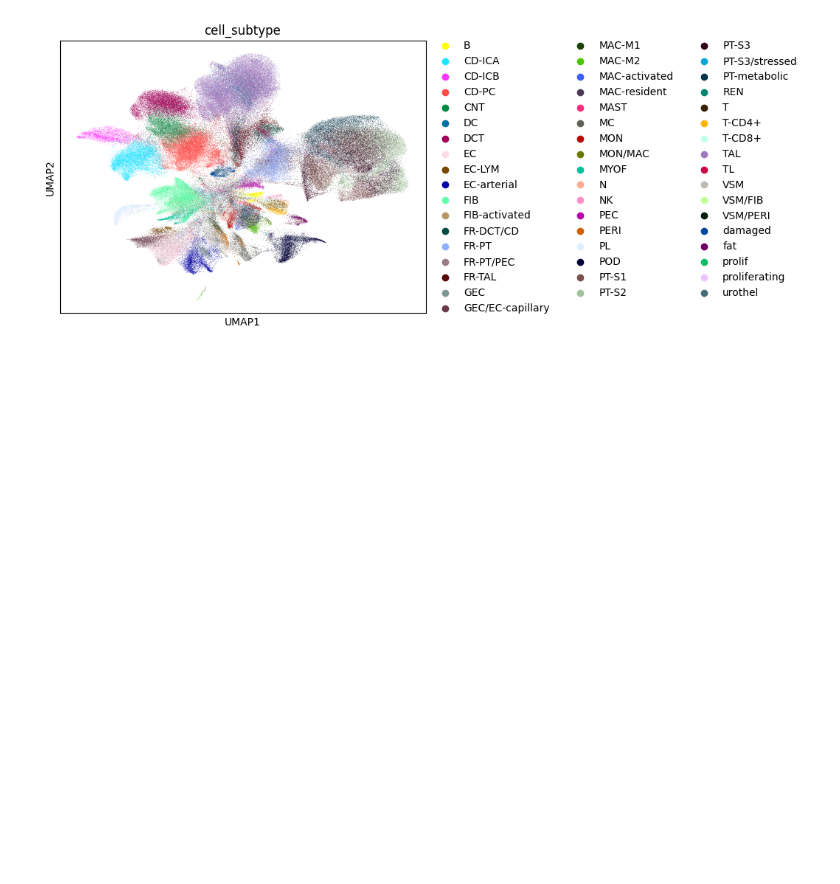
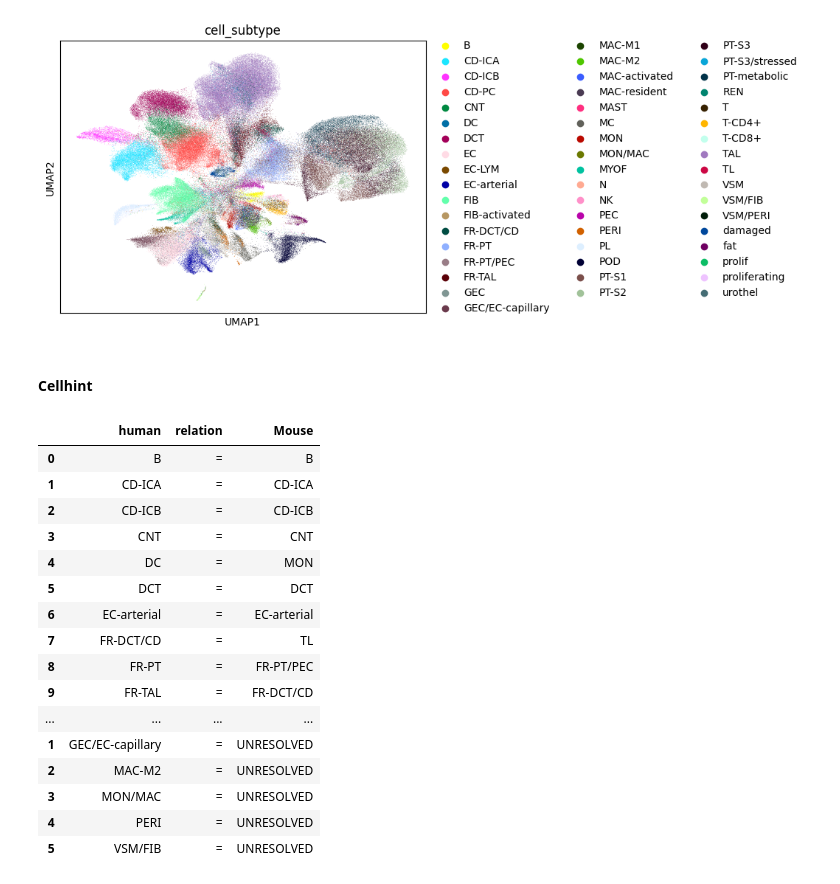
Before and after one commit to mehdijoodaki/Kidney_Emilia, a Jupyter notebook: flex_integration/Human_Mouse.ipynb, the cells around one changed output. Cells and saved outputs as stored; diff of their text form; code cells hidden in the pictures; blank space fills up the shorter version.

```diff
--- a/flex_integration/Human_Mouse.ipynb
+++ b/flex_integration/Human_Mouse.ipynb
@@ -105,3 +105,5 @@ sc.pl.umap(adata,color='Dataset')
 sc.pl.umap(adata,color='cell_subtype')
 # %% [output]
 [figure]
+# %% [markdown]
+####  Cellhint
@@ -107,0 +117,20 @@ sc.pl.umap(adata,color='cell_subtype')
+# %%
+alignment.relation.head(100)
+# %% [output]
+|  | human | relation | Mouse |
+| 0 | B | = | B |
+| 1 | CD-ICA | = | CD-ICA |
+| 2 | CD-ICB | = | CD-ICB |
+| 3 | CNT | = | CNT |
+| 4 | DC | = | MON |
+| 5 | DCT | = | DCT |
+| 6 | EC-arterial | = | EC-arterial |
+| 7 | FR-DCT/CD | = | TL |
+| 8 | FR-PT | = | FR-PT/PEC |
+| 9 | FR-TAL | = | FR-DCT/CD |
+| ... | ... | ... | ... |
+| 1 | GEC/EC-capillary | = | UNRESOLVED |
+| 2 | MAC-M2 | = | UNRESOLVED |
+| 3 | MON/MAC | = | UNRESOLVED |
+| 4 | PERI | = | UNRESOLVED |
+| 5 | VSM/FIB | = | UNRESOLVED |
```
Also changed, not shown: parts of 4 cells of this notebook.
